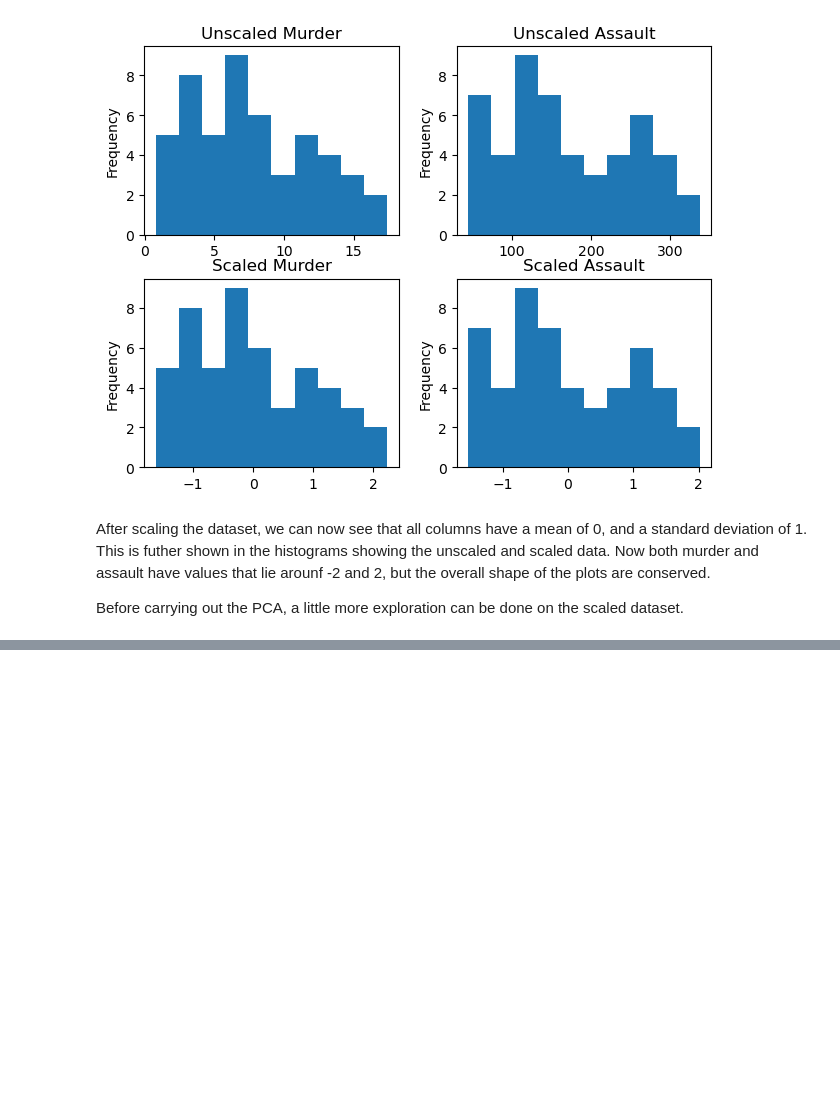
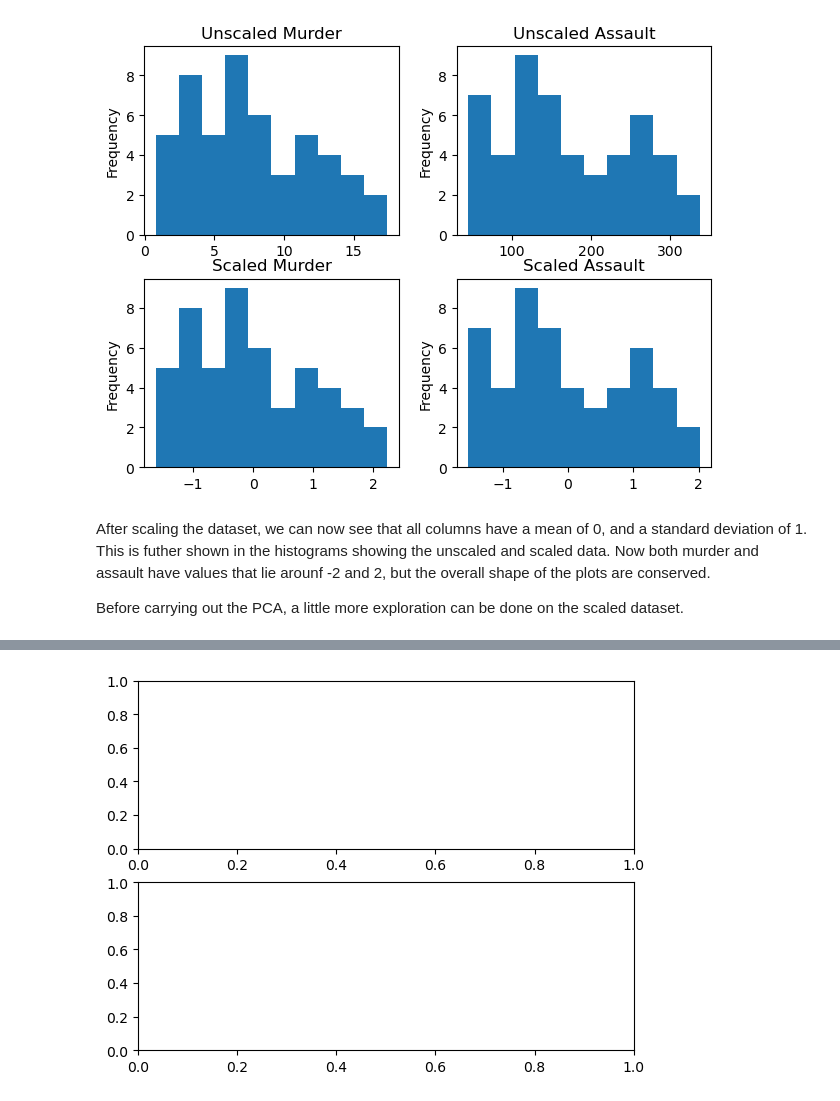
Before and after one commit to ConnerGrice/Hyperion-Capstone-Projects, a Jupyter notebook: 7-MLClustering/ClusteringArrests.ipynb, the cells around one changed output, grey strips where cells are left out. Cells and saved outputs as stored; diff of their text form; code cells hidden in the pictures; blank space fills up the shorter version.

```diff
--- a/7-MLClustering/ClusteringArrests.ipynb
+++ b/7-MLClustering/ClusteringArrests.ipynb
@@ -201,0 +286,4 @@ It is interesting to note that Mississippi has one of the highest murder rates,
+# %%
+fig, axs = plt.subplots(2)
+# %% [output]
+[figure, added]
```
Also changed, not shown: parts of 7 cells of this notebook, 2 other files.
